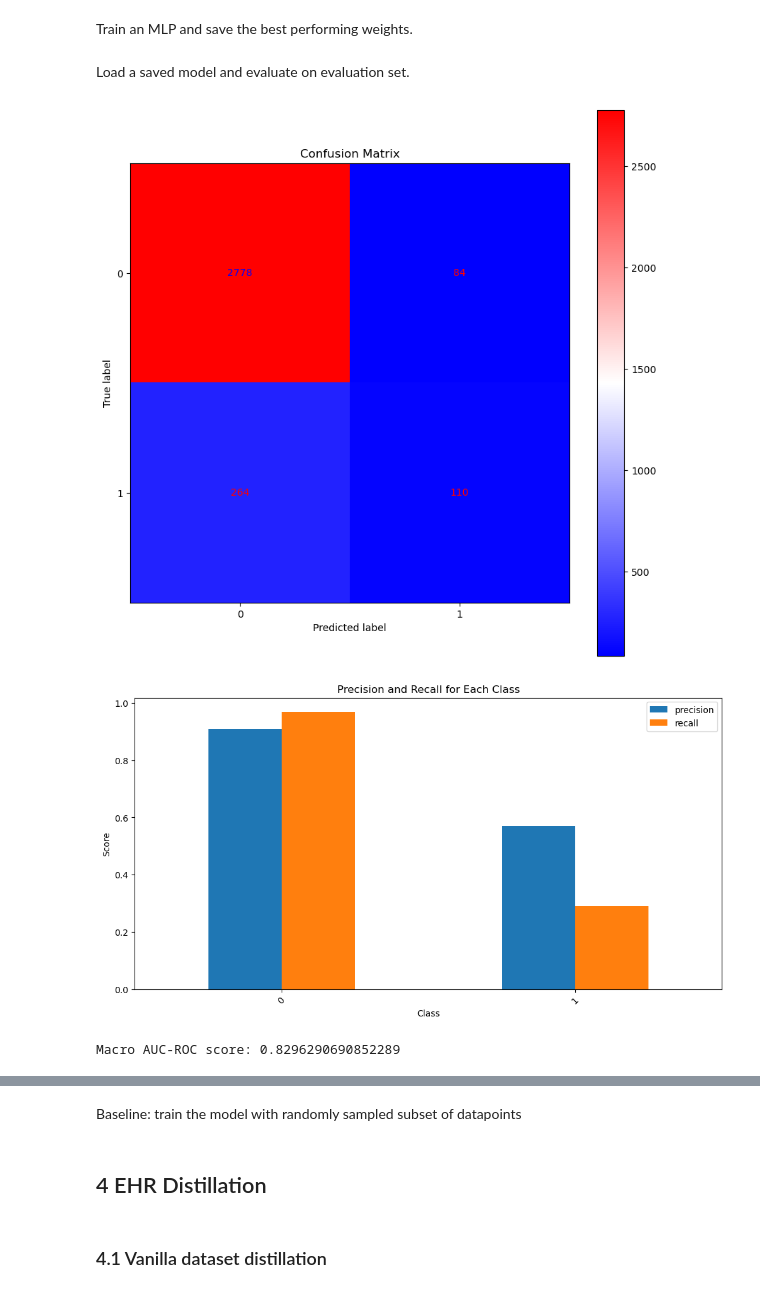
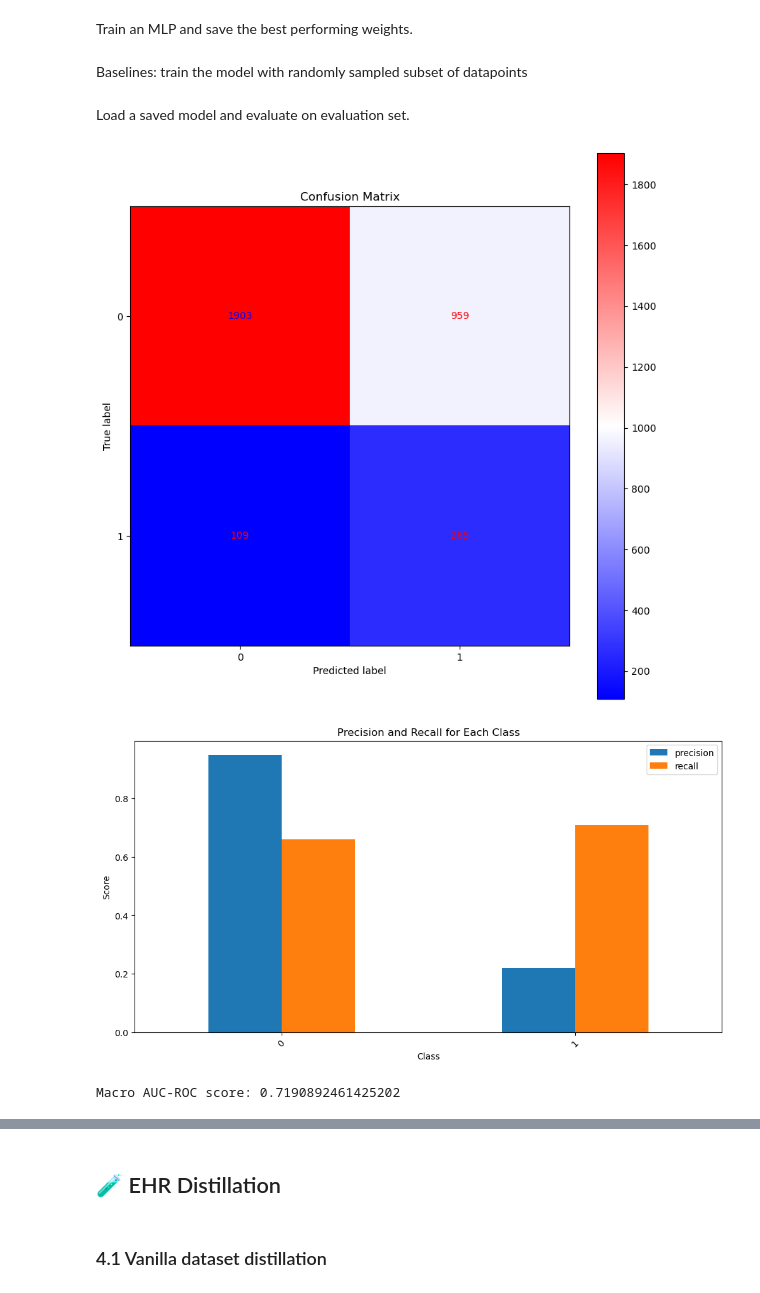
Before and after one commit to Ryan-Bohn/EHR-Distillation, a Jupyter notebook: ihm_preliminary.ipynb, the cells around one changed output, grey strips where cells are left out. Drawn from its saved outputs; the diff is of its cells as text; code cells hidden in the pictures.

```diff
--- a/ihm_preliminary.ipynb
+++ b/ihm_preliminary.ipynb
@@ -19,6 +19,6 @@ import os
 import pickle
 from glob import glob
 
-device = 'cuda' if torch.cuda.is_available() else 'cpu'
-print(f"Device: {device}")
+DEVICE = 'cuda' if torch.cuda.is_available() else 'cpu'
+print(f"Device: {DEVICE}")
 # %% [output]
@@ -93,6 +91,9 @@ Apply mask / balance to the dataset here.
 You may have to re-run this block after modifying dataloader-related codes.
 # %%
 # Pay attention to balance and mask settings
+
+BALANCE = False
+MASK = False
 
 train_set = dataset.IHMPreliminaryDatasetReal(
     dir="./data/mimic3/ihm_preliminary/train/",
@@ -100,8 +101,8 @@ train_set = dataset.IHMPreliminaryDatasetReal(
     avg_dict=continuous_avgs_train,
     std_dict=continuous_stds_train,
     numcls_dict=categorical_numcls,
-    balance=False,
-    mask=False,
+    balance=BALANCE,
+    mask=MASK,
     )
 print(f"First item in the dataset: \n{train_set[0]}")
 print(f"Feature tensor shape: {train_set[0][0].shape}")
@@ -112,8 +113,8 @@ test_set = dataset.IHMPreliminaryDatasetReal(
     avg_dict=continuous_avgs_train,
     std_dict=continuous_stds_train,
     numcls_dict=categorical_numcls,
-    balance=False,
-    mask=False,
+    balance=BALANCE,
+    mask=MASK,
     )
 print(f"First item in the dataset: \n{test_set[0]}")
 print(f"Feature tensor shape: {test_set[0][0].shape}")
@@ -241,3 +250,5 @@ for e in pbar:
             }, file_path)
 
     pbar.set_description(f"Training on original task, epoch {e}\ntrain loss = {train_loss}, train acc = {train_acc}\ntest loss = {test_loss}, test acc = {test_acc}")
+# %% [markdown]
+Baselines: train the model with randomly sampled subset of datapoints
@@ -245,31 +324,24 @@ for e in pbar:
 Load a saved model and evaluate on evaluation set.
 # %%
 # Evaluate saved model
-pt_save_dir = "./saved_data/ihm_model/"
-model_name = "ihm_mlp_e3_*.pt"
+PT_SAVE_DIR = "./saved_data/ihm_model/"
+PT_NAME_GLOB = "ihm_mlp_spc10_e2_*.pt"
 eval_model = network.IHMPreliminaryMLP(input_shape=(48, 42))
 
-model_pt = glob(os.path.join(pt_save_dir, model_name))[0]
-model_data = torch.load(model_pt, map_location=torch.device(device))
+model_pt = glob(os.path.join(PT_SAVE_DIR, PT_NAME_GLOB))[0]
+model_data = torch.load(model_pt, map_location=torch.device(DEVICE))
 
 eval_model.load_state_dict(model_data["model_state_dict"])
-eval_model.to(device)
+eval_model.to(DEVICE)
 eval_model.eval()
 
-num_workers = 8
-balanced_test_set = dataset.IHMPreliminaryDatasetReal(
-    dir="./data/mimic3/ihm_preliminary/test/",
-    dstype="test",
-    avg_dict=continuous_avgs_train,
-    std_dict=continuous_stds_train,
-    numcls_dict=categorical_numcls,
-    balance=True,
-    mask=False,
-    )
-test_loader = DataLoader(test_set, ihm_batch_size, num_workers=num_workers) # pay attention to the test set used here
+# load eval set
+NUM_WORKERS = 8
+BATCH_SIZE = 256
+test_loader = DataLoader(test_set, batch_size=BATCH_SIZE, num_workers=NUM_WORKERS) # pay attention to the test set used here
 
 report.run_classificatoin_report(eval_model, test_loader)
 # %% [output]
-[figure, old version]
+[figure, new version]
-[figure, old version]
+[figure, new version]
-Macro AUC-ROC score: 0.8296290690852289
+Macro AUC-ROC score: 0.7190892461425202
@@ -296,2 +367,0 @@ Macro AUC-ROC score: 0.8296290690852289
-# %% [markdown]
-Baseline: train the model with randomly sampled subset of datapoints
@@ -371,5 +368,5 @@ for e in pbar:
 # %% [markdown]
-## 4 EHR Distillation
+## 🧪 EHR Distillation
 # %% [markdown]
 ### 4.1 Vanilla dataset distillation
 # %%
```
Also changed, not shown: parts of 16 cells of this notebook, 2 other files.
